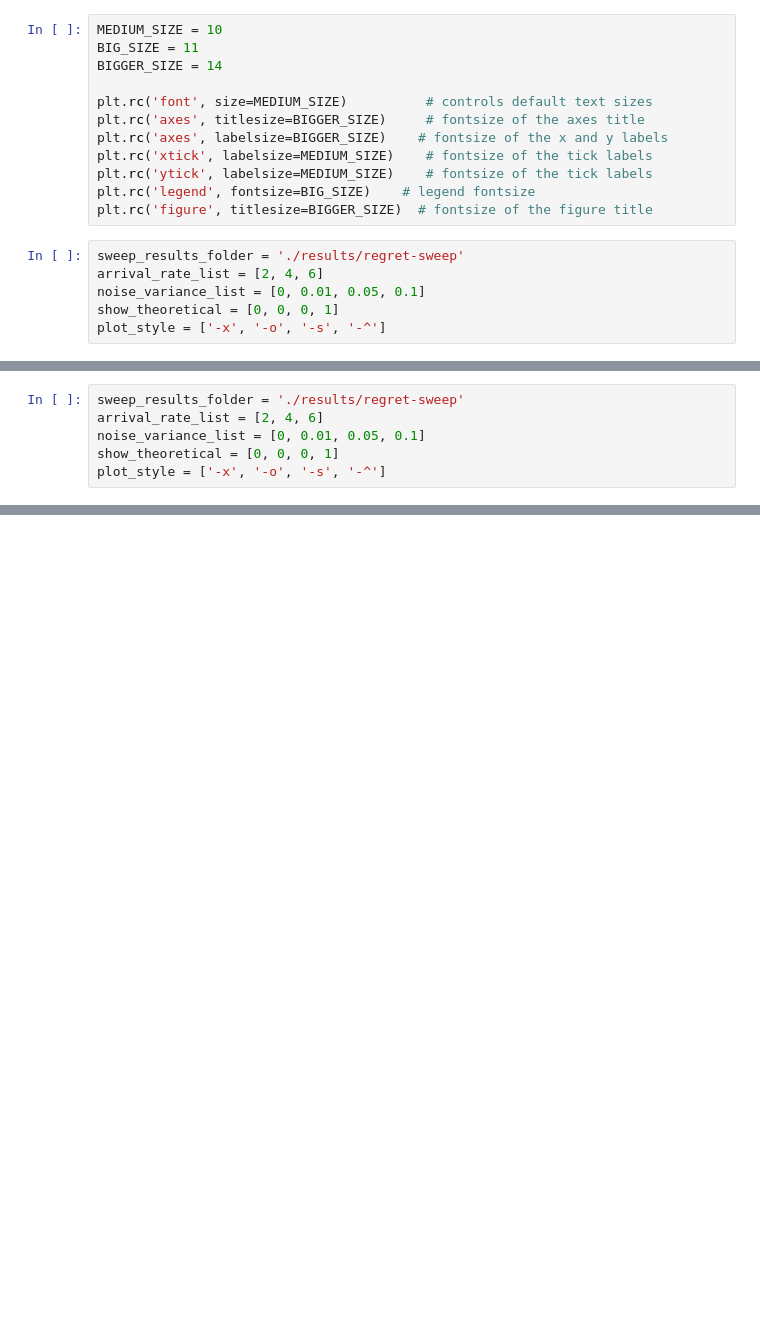
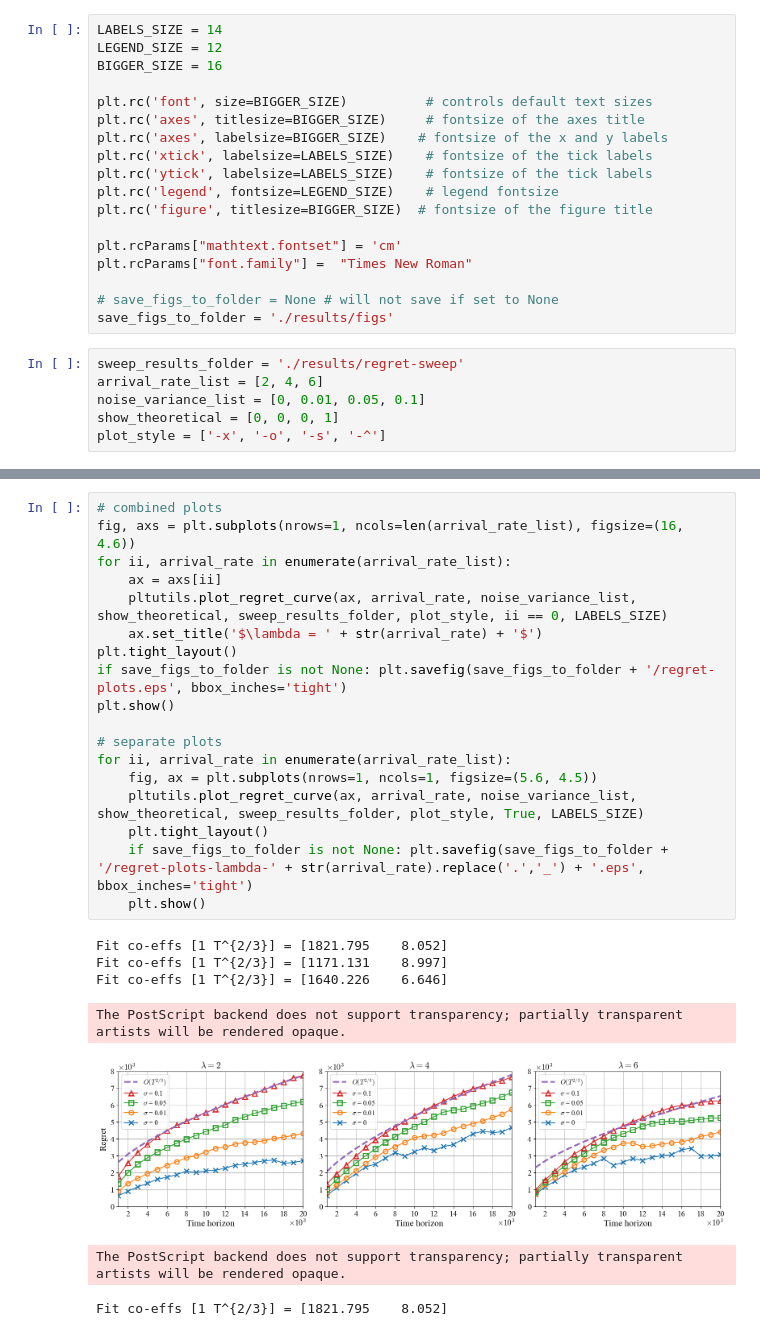
Before and after one commit to SathwikChadaga/Optimistic-DPP, a Jupyter notebook: plot_results.ipynb, the cells around one changed output, grey strips where cells are left out. Cells and saved outputs as stored; diff of their text form; blank space fills up the shorter version.

```diff
--- a/plot_results.ipynb
+++ b/plot_results.ipynb
@@ -8,15 +7,21 @@ reload(mutil);
 # %%
-MEDIUM_SIZE = 10
-BIG_SIZE = 11
-BIGGER_SIZE = 14
+LABELS_SIZE = 14
+LEGEND_SIZE = 12
+BIGGER_SIZE = 16
 
-plt.rc('font', size=MEDIUM_SIZE)          # controls default text sizes
+plt.rc('font', size=BIGGER_SIZE)          # controls default text sizes
 plt.rc('axes', titlesize=BIGGER_SIZE)     # fontsize of the axes title
 plt.rc('axes', labelsize=BIGGER_SIZE)    # fontsize of the x and y labels
-plt.rc('xtick', labelsize=MEDIUM_SIZE)    # fontsize of the tick labels
-plt.rc('ytick', labelsize=MEDIUM_SIZE)    # fontsize of the tick labels
-plt.rc('legend', fontsize=BIG_SIZE)    # legend fontsize
+plt.rc('xtick', labelsize=LABELS_SIZE)    # fontsize of the tick labels
+plt.rc('ytick', labelsize=LABELS_SIZE)    # fontsize of the tick labels
+plt.rc('legend', fontsize=LEGEND_SIZE)    # legend fontsize
 plt.rc('figure', titlesize=BIGGER_SIZE)  # fontsize of the figure title
+
+plt.rcParams["mathtext.fontset"] = 'cm'
+plt.rcParams["font.family"] =  "Times New Roman"
+
+# save_figs_to_folder = None # will not save if set to None
+save_figs_to_folder = './results/figs'
 # %%
 sweep_results_folder = './results/regret-sweep'
 arrival_rate_list = [2, 4, 6]
@@ -71,6 +30,0 @@ Fit co-effs [1 T^{2/3}] = [1640.226    6.646]
-# %%
-sweep_results_folder = './results/regret-sweep'
-arrival_rate_list = [2, 4, 6]
-noise_variance_list = [0, 0.01, 0.05, 0.1]
-show_theoretical = [0, 0, 0, 1]
-plot_style = ['-x', '-o', '-s', '-^']
@@ -124,0 +34,26 @@ Fit co-effs [1 T^{2/3}] = [1640.226    6.646]
+# %%
+# combined plots
+fig, axs = plt.subplots(nrows=1, ncols=len(arrival_rate_list), figsize=(16, 4.6))
+for ii, arrival_rate in enumerate(arrival_rate_list):
+    ax = axs[ii]
+    pltutils.plot_regret_curve(ax, arrival_rate, noise_variance_list, show_theoretical, sweep_results_folder, plot_style, ii == 0, LABELS_SIZE)
+    ax.set_title('$\lambda = ' + str(arrival_rate) + '$')
+plt.tight_layout()
+if save_figs_to_folder is not None: plt.savefig(save_figs_to_folder + '/regret-plots.eps', bbox_inches='tight')
+plt.show()
+
+# separate plots
+for ii, arrival_rate in enumerate(arrival_rate_list):
+    fig, ax = plt.subplots(nrows=1, ncols=1, figsize=(5.6, 4.5))
+    pltutils.plot_regret_curve(ax, arrival_rate, noise_variance_list, show_theoretical, sweep_results_folder, plot_style, True, LABELS_SIZE)
+    plt.tight_layout()
+    if save_figs_to_folder is not None: plt.savefig(save_figs_to_folder + '/regret-plots-lambda-' + str(arrival_rate).replace('.','_') + '.eps', bbox_inches='tight')
+    plt.show()
+# %% [output]
+Fit co-effs [1 T^{2/3}] = [1821.795    8.052]
+Fit co-effs [1 T^{2/3}] = [1171.131    8.997]
+Fit co-effs [1 T^{2/3}] = [1640.226    6.646]
+The PostScript backend does not support transparency; partially transparent artists will be rendered opaque.
+[figure, added]
+The PostScript backend does not support transparency; partially transparent artists will be rendered opaque.
+Fit co-effs [1 T^{2/3}] = [1821.795    8.052]
```
Also changed, not shown: parts of 12 cells of this notebook, 1 other file.
